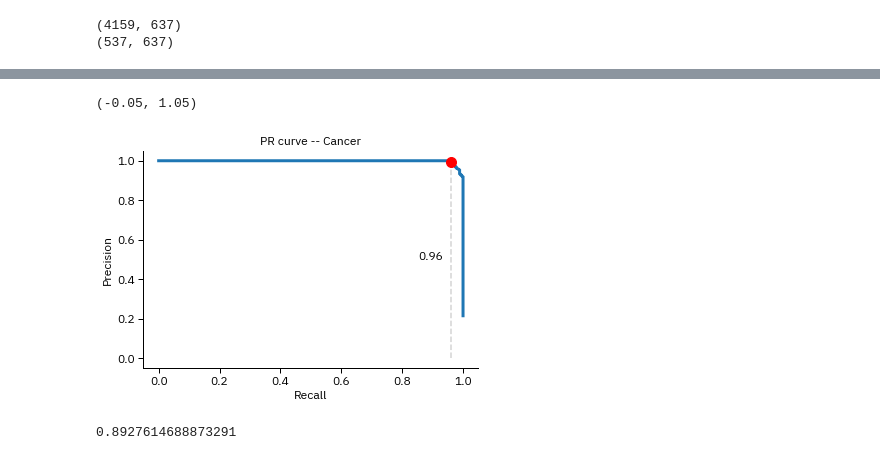
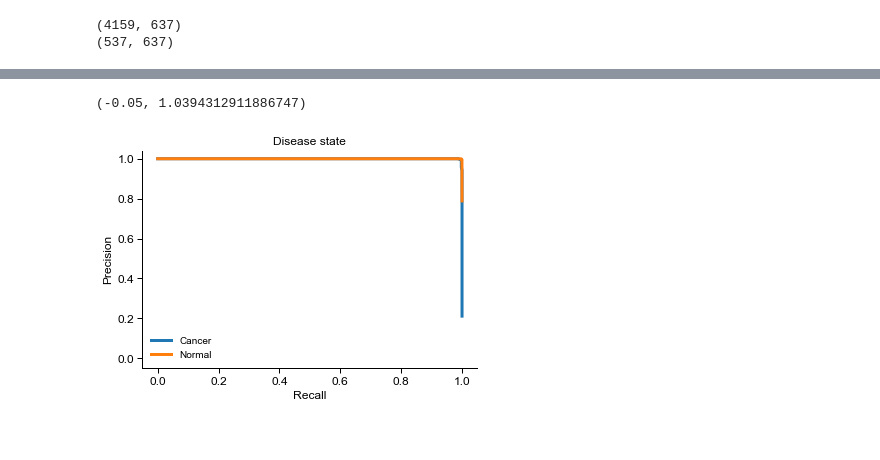
Before and after one commit to vierstralab/vinson, a Jupyter notebook: notebooks/CellTypeInference.ipynb, the cells around one changed output, grey strips where cells are left out. Drawn from its saved outputs; the diff is of its cells as text; code cells hidden in the pictures.

Commit message:
Updated cell type inference

```diff
--- a/notebooks/CellTypeInference.ipynb
+++ b/notebooks/CellTypeInference.ipynb
@@ -35,6 +69,6 @@ labels_df = (
     )
 )
 
-labels_df["cell_type"] = labels_df["core_annotation"].astype(str) + "_" + labels_df["extended_annotation"].astype(str)
+labels_df["cell_category"] = labels_df["core_annotation"].astype(str) + "_" + labels_df["extended_annotation"].astype(str)
 labels_df.head()
 # %% [output]
@@ -102,9 +136,7 @@ valid_dataloader = DataLoader(ds_valid, batch_size=32)
 # %%
-from vinson.models.cell_classifier import CellAndDiseaseStateClassifierModel
-
 model = CellAndDiseaseStateClassifierModel(
     human_normed_embedding.shape[1],
-    n_cell_types=len(encoders["cell_type"].classes_),
+    n_cell_categories=len(encoders["cell_category"].classes_),
     n_disease_states=len(encoders["disease_state"].classes_),
 )
 # %%
@@ -206,0 +262,5 @@ plt.axvline(thresholds[i], color="red", ls="--")
+# %%
+disease_state_columns = encoders["disease_state"].classes_
+
+p_disease_state = pd.DataFrame(p_disease_state, index=ds_eval.labels.index, columns=disease_state_columns)
+labels_disease_state_ohe = pd.DataFrame(np.eye(len(encoders["disease_state"].classes_))[labels_disease_state], index=ds_eval.labels.index, columns=disease_state_columns)
@@ -206,0 +321,5 @@ plt.axvline(thresholds[i], color="red", ls="--")
+# %%
+# Build PR-curves
+pr_curves_extended_annotation = get_pr_curves(labels_extended_annotation_ohe, p_extended_annotation)
+pr_curves_core_annotation = get_pr_curves(labels_core_annotation_ohe, p_core_annotation)
+pr_curves_disease_state = get_pr_curves(labels_disease_state_ohe, p_disease_state)
@@ -207,37 +330,15 @@ plt.axvline(thresholds[i], color="red", ls="--")
 # %%
-import matplotlib.pyplot as plt
-from matplotlib import rcParams
+groups = pr_curves_disease_state.groupby(level=0)
+for g, pr_curve in groups:
+    plt.plot(pr_curve.recall, pr_curve.precision, lw=3, label=g)
 
-rcParams["font.sans-serif"] = ["IBM Plex Sans"]
-
-
-from sklearn.metrics import precision_recall_curve
-
-i = 0
-
-precision, recall, thresholds = precision_recall_curve(
-    labels_disease_state_ohe[:, i], p_disease_state[:, i]
-)
-thresholds = np.append(thresholds, 1.0)
-
-thresh_i = np.where(precision >= 0.99)[0][0]
-threshold_cancer = thresholds[thresh_i]
-
-plt.plot(recall, precision, lw=3)
-plt.scatter(recall[thresh_i], precision[thresh_i], color="red", zorder=10, s=100)
-
-plt.vlines(recall[thresh_i], ymin=0, ymax=precision[thresh_i], color="lightgrey", ls="--")
-plt.text(recall[thresh_i]-0.025, 0.5, f"{recall[thresh_i]:0.2f}", ha="right", fontsize="large")
-
-plt.title("PR curve -- Cancer")
+plt.title("Disease state")
 plt.xlabel("Recall")
 plt.ylabel("Precision")
 
+plt.legend()
+
 plt.ylim(bottom=-0.05)
 # %% [output]
-(-0.05, 1.05)
+(-0.05, 1.0394312911886747)
-[figure, old version]
+[figure, new version]
-# %%
-threshold_cancer
-# %% [output]
-0.8927614688873291
```
Also changed, not shown: parts of 51 cells of this notebook, 2 other files.
